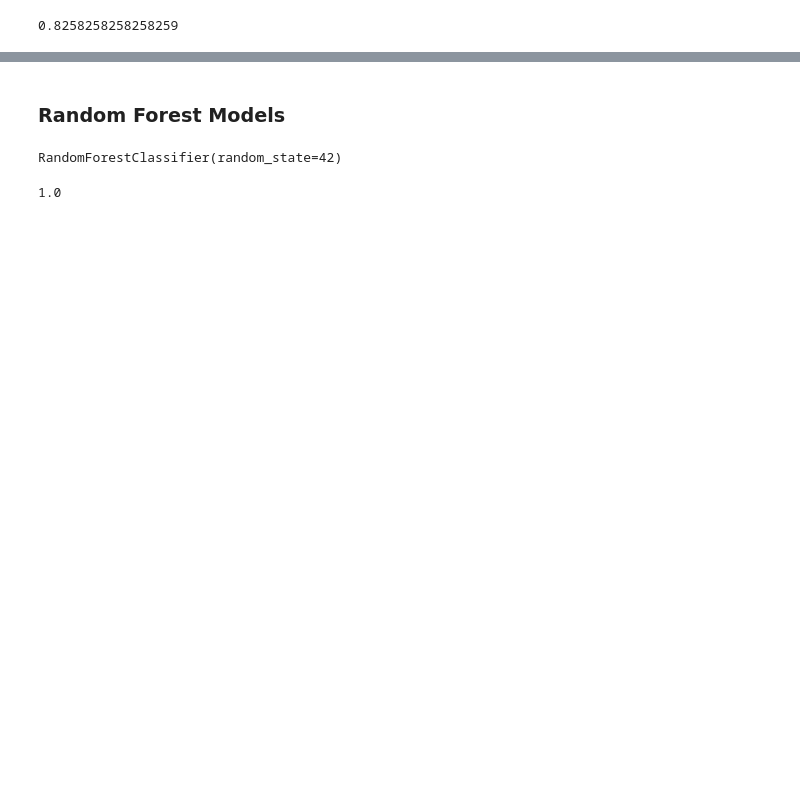
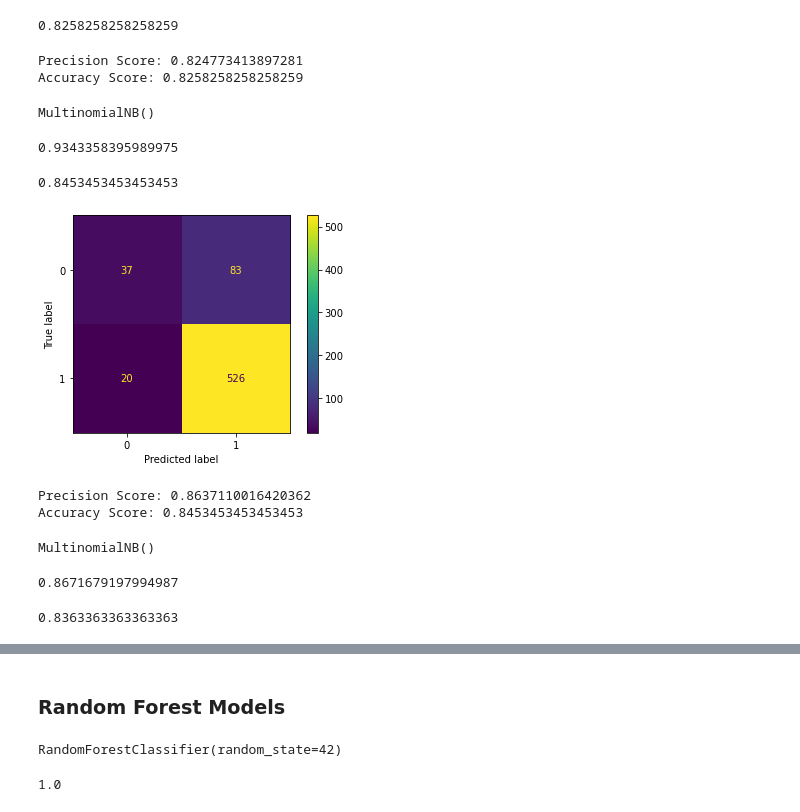
Before and after one commit to smashley-eakland/tweet-nlp-analysis, a Jupyter notebook: NLP.ipynb, the cells around one changed output, grey strips where cells are left out. Drawn from its saved outputs; the diff is of its cells as text; code cells hidden in the pictures; blank space fills up the shorter version.

```diff
--- a/NLP.ipynb
+++ b/NLP.ipynb
@@ -430,3 +606,49 @@ print(mnb2.score(X_t_tf, y_t))
 mnb2.score(X_val_tf, y_val)
 # %% [output]
 0.8258258258258259
+# %%
+y_hat2 = mnb2.predict(X_val_tf)
+print('Precision Score:', precision_score(y_val, y_hat2))
+print('Accuracy Score:', accuracy_score(y_val, y_hat2))
+# %% [output]
+Precision Score: 0.824773413897281
+Accuracy Score: 0.8258258258258259
+# %%
+#CountVect limited to 2500
+mnb3 = MultinomialNB()
+mnb3.fit(X_train_cv, y_t)
+# %% [output]
+MultinomialNB()
+# %%
+mnb3.score(X_train_cv, y_t)
+# %% [output]
+0.9343358395989975
+# %%
+mnb3.score(X_val_cv, y_val)
+# %% [output]
+0.8453453453453453
+# %%
+plot_confusion_matrix(mnb3, X_val_cv, y_val);
+# %% [output]
+[figure, added]
+# %%
+y_hat = mnb3.predict(X_val_cv)
+print('Precision Score:', precision_score(y_val, y_hat))
+print('Accuracy Score:', accuracy_score(y_val, y_hat))
+# %% [output]
+Precision Score: 0.8637110016420362
+Accuracy Score: 0.8453453453453453
+# %%
+#TF-IDF restricted to min_df params
+mnb_tf = MultinomialNB()
+mnb_tf.fit(X_train_tfidf, y_t)
+# %% [output]
+MultinomialNB()
+# %%
+mnb_tf.score(X_train_tfidf, y_t)
+# %% [output]
+0.8671679197994987
+# %%
+mnb_tf.score(X_val_tfidf, y_val)
+# %% [output]
+0.8363363363363363
```
Also changed, not shown: parts of 116 cells of this notebook.
